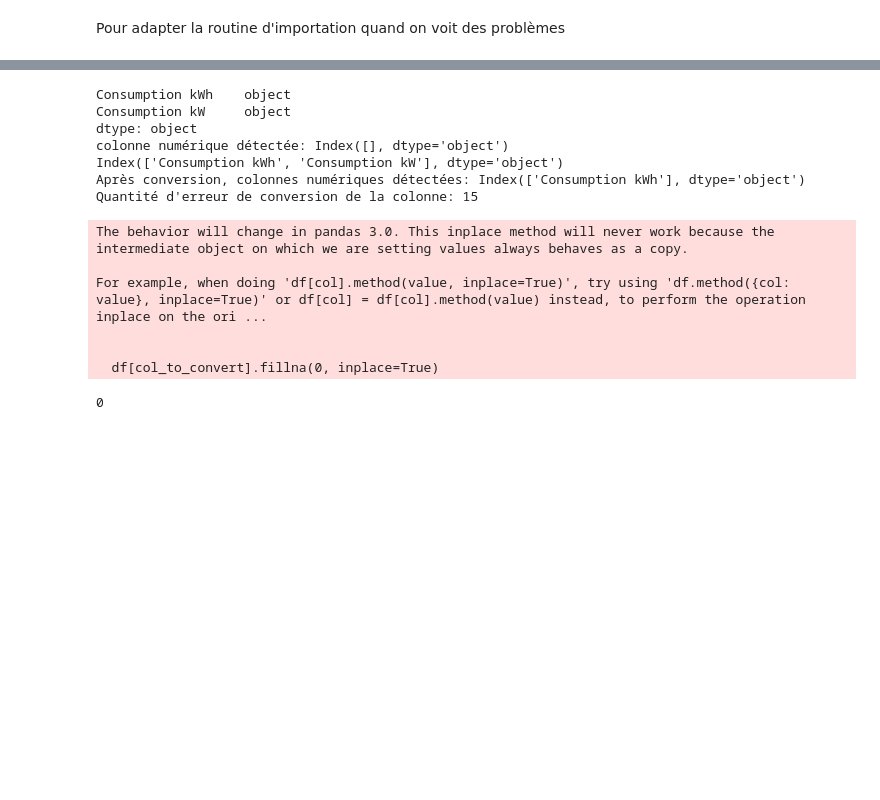
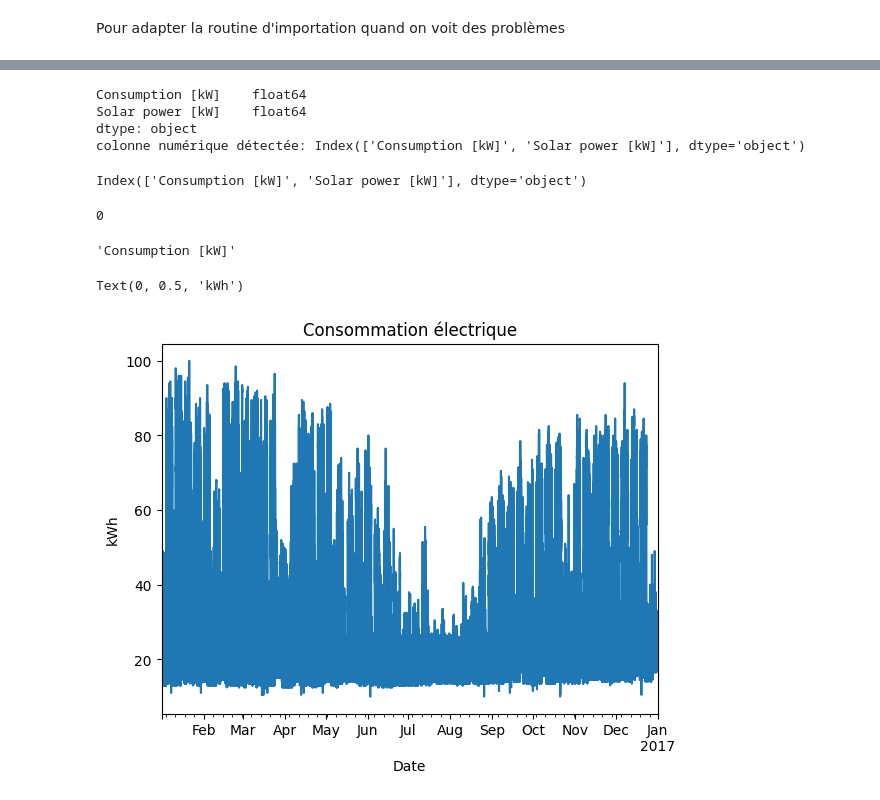
Before and after one commit to moixpo/baratin, a Jupyter notebook: test_smartmeter_csv.ipynb, the cells around one changed output, grey strips where cells are left out. Drawn from its saved outputs; the diff is of its cells as text; code cells hidden in the pictures; blank space fills up the shorter version.

```diff
--- a/test_smartmeter_csv.ipynb
+++ b/test_smartmeter_csv.ipynb
@@ -77,29 +86,37 @@ if len(numeric_cols) == 0:
         threshold = 0.01 * len(df)
         if df[col_to_convert].isna().sum() <= threshold:
             df[col_to_convert].fillna(0, inplace=True)
+
         else:
             raise ValueError(f"Conversion de la colonne '{col_to_convert}' échouée : trop de NaN ({df[col_to_convert].isna().sum()}) \nMerci de fournir un fichier avec au moins une colonne de valeurs numériques.")
     #         raise ValueError(
     #             "Aucune colonne numérique trouvée pour la consommation.\n"
     #             "Merci de fournir un fichier avec au moins une colonne de valeurs numériques."
     #         )
+
+    col_to_convert = numeric_cols[0]
 # %% [output]
-Consumption kWh    object
-Consumption kW     object
+Consumption [kW]    float64
+Solar power [kW]    float64
 dtype: object
-colonne numérique détectée: Index([], dtype='object')
-Index(['Consumption kWh', 'Consumption kW'], dtype='object')
-Après conversion, colonnes numériques détectées: Index(['Consumption kWh'], dtype='object')
-Quantité d'erreur de conversion de la colonne: 15
+colonne numérique détectée: Index(['Consumption [kW]', 'Solar power [kW]'], dtype='object')
-The behavior will change in pandas 3.0. This inplace method will never work because the intermediate object on which we are setting values always behaves as a copy.
-
-For example, when doing 'df[col].method(value, inplace=True)', try using 'df.method({col: value}, inplace=True)' or df[col] = df[col].method(value) instead, to perform the operation inplace on the ori ...
-
-
-  df[col_to_convert].fillna(0, inplace=True)
+# %%
+numeric_cols
+# %% [output]
+Index(['Consumption [kW]', 'Solar power [kW]'], dtype='object')
 # %%
-col_to_convert = non_numeric_cols[0]
+col_to_convert = numeric_cols[0]
+
+print(df[col_to_convert].isna().sum())
 col_to_convert
-print(df[col_to_convert].isna().sum())
 # %% [output]
 0
+'Consumption [kW]'
+# %%
+figure = df[col_to_convert].plot()
+figure.set_title("Consommation électrique")
+figure.set_xlabel("Date")
+figure.set_ylabel("kWh")
+# %% [output]
+Text(0, 0.5, 'kWh')
+[figure, added]
```
Also changed, not shown: parts of 19 cells of this notebook, 13 other files.
